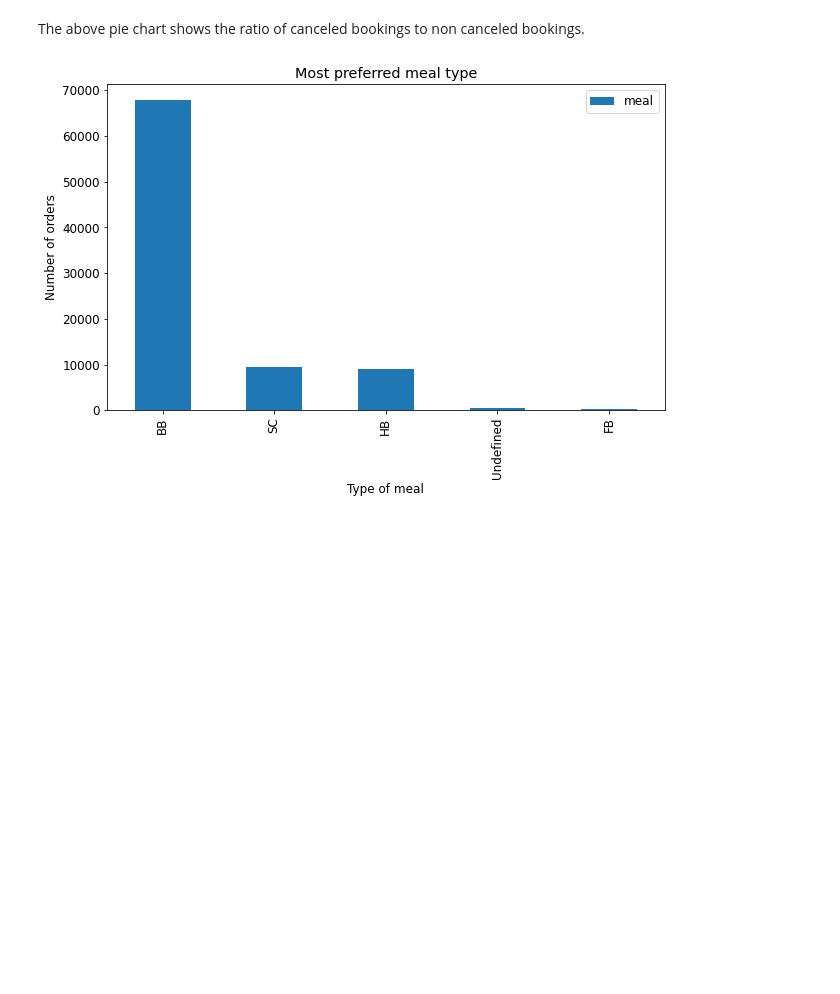
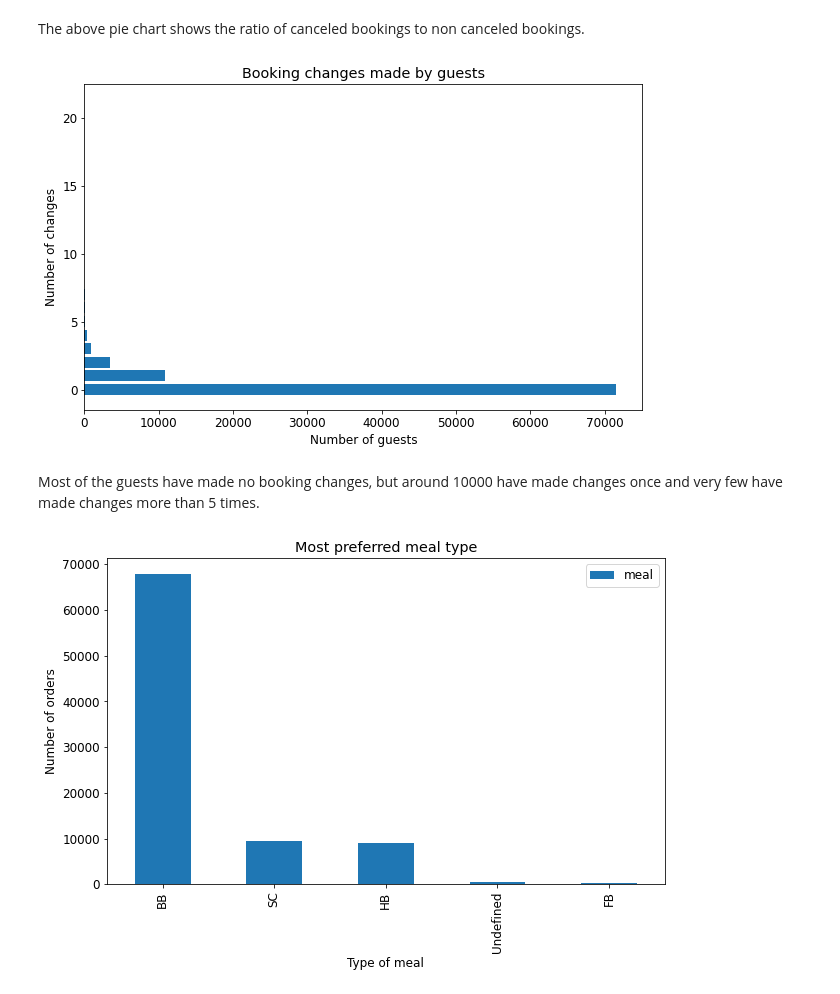
Before and after one commit to jatinsharma16/Capstone-Project-EDA, a Jupyter notebook: Hotel_Booking_Analysis_Capstone_Project.ipynb, the cells around one changed output. Drawn from its saved outputs; the diff is of its cells as text; code cells hidden in the pictures; blank space fills up the shorter version.

```diff
--- a/Hotel_Booking_Analysis_Capstone_Project.ipynb
+++ b/Hotel_Booking_Analysis_Capstone_Project.ipynb
@@ -299,5 +299,17 @@ plt.show()
 # %% [markdown]
 The above pie chart shows the ratio of canceled bookings to non canceled bookings.
+# %%
+df_changes = df['booking_changes'].value_counts().reset_index().sort_values('index')
+plt.figure(figsize=(10, 6))
+plt.barh(y = 'index', width = 'booking_changes', data = df_changes)
+plt.ylabel('Number of changes')
+plt.xlabel('Number of guests')
+plt.title('Booking changes made by guests')
+plt.show()
+# %% [output]
+[figure, added]
+# %% [markdown]
+Most of the guests have made no booking changes, but around 10000 have made changes once and very few have made changes more than 5 times.
 # %%
 plt.figure(figsize=(10,6))
 df['meal'].value_counts().plot(kind = 'bar')
```
Also changed, not shown: parts of 29 cells of this notebook.
